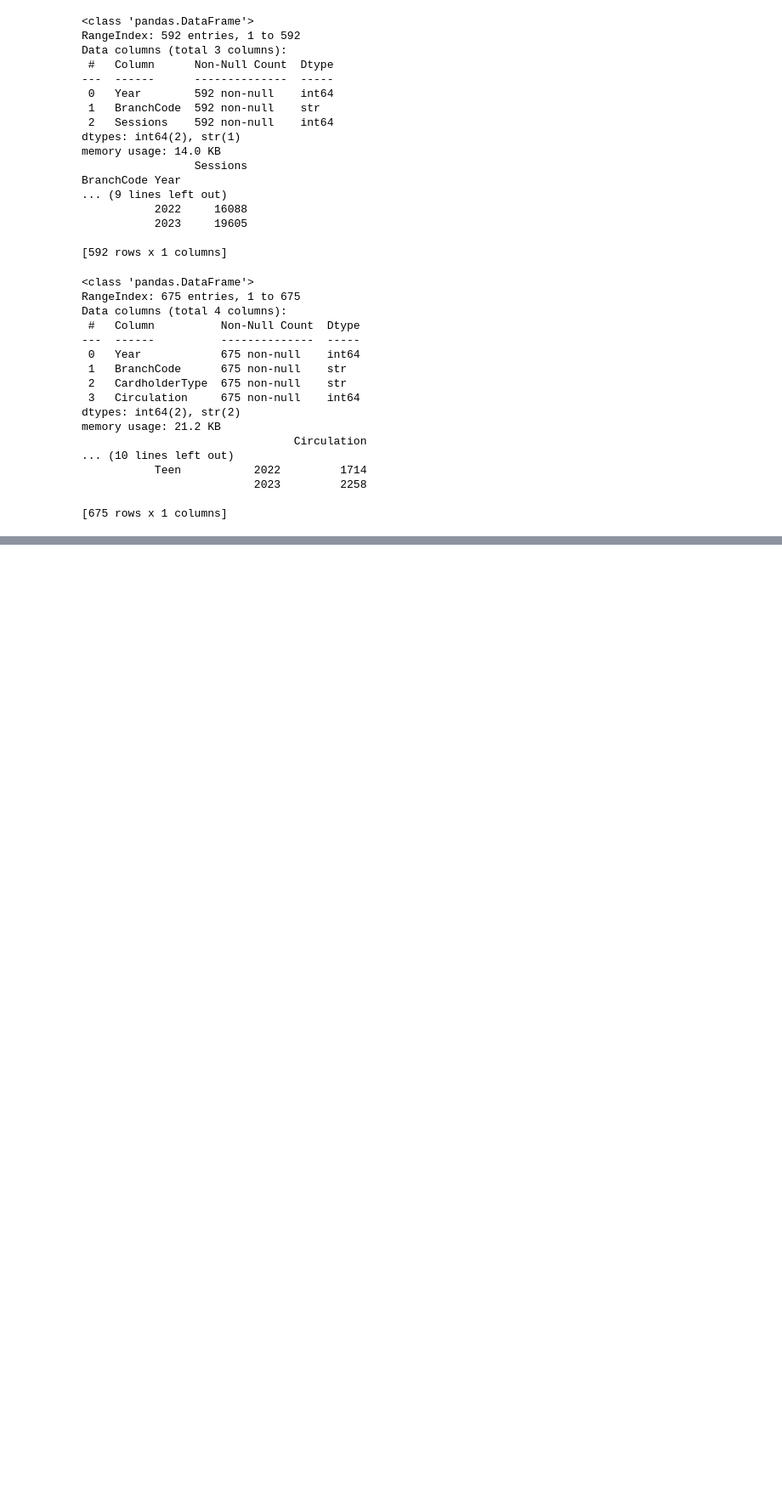
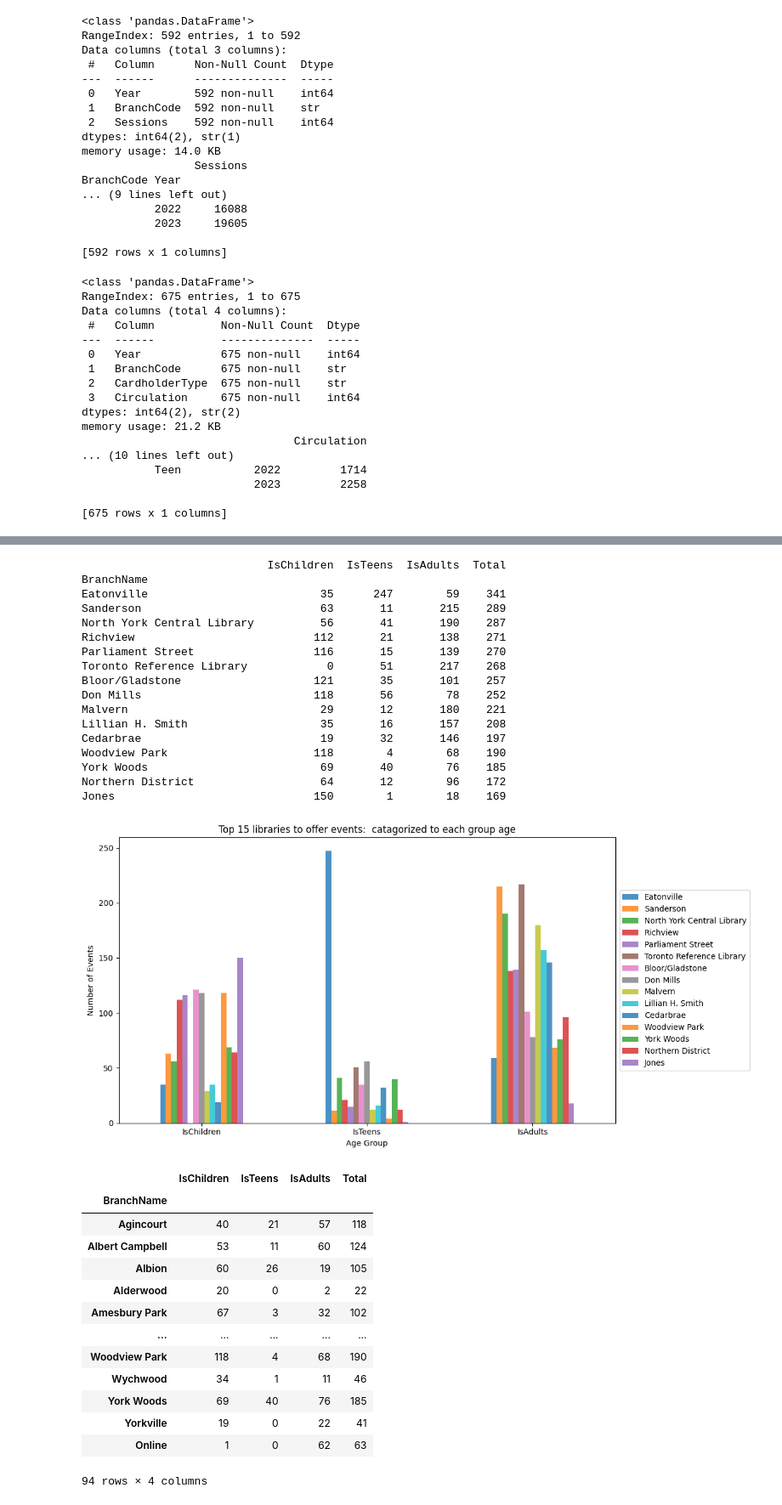
Before and after one commit to EdenKhazma/UVolunteer, a Jupyter notebook: TLPP-Dashboard/notebook.ipynb, the cells around one changed output, grey strips where cells are left out. Shown at 85% size. Drawn from its saved outputs; the diff is of its cells as text; code cells hidden in the pictures; blank space fills up the shorter version.

```diff
--- a/TLPP-Dashboard/notebook.ipynb
+++ b/TLPP-Dashboard/notebook.ipynb
@@ -445,0 +549,70 @@ memory usage: 1.2+ MB
+# %%
+# Another version (1.2) - Taking top 15 only
+
+EBB_final['Total'] = EBB_final['IsChildren'] + \
+                     EBB_final['IsTeens'] + \
+                     EBB_final['IsAdults']
+
+
+# Get top 15 and lowest 15
+top15 = EBB_final.nlargest(15, 'Total')
+low15 = EBB_final.nsmallest(15, 'Total')
+
+print(top15.sort_values(by = 'Total', ascending=False))
+
+# Drop total column after filtering
+top15 = top15.drop(columns='Total')
+low15 = low15.drop(columns='Total')
+
+top15.T.plot(
+    kind='bar',
+    figsize=(12, 6),
+    alpha=0.8
+)
+
+plt.title('Top 15 libraries to offer events:  catagorized to each group age')
+plt.xlabel('Age Group')
+plt.ylabel('Number of Events')
+plt.xticks(rotation=0)
+plt.legend(
+    loc='center left',
+    bbox_to_anchor=(1, 0.5)
+)
+plt.tight_layout()
+# print(top15.BrenchName.sum())
+# print(top15.sort_values(by = 'BrenchName', ascending=False))
+plt.show()
+EBB_final
+# %% [output]
+                            IsChildren  IsTeens  IsAdults  Total
+BranchName
+Eatonville                          35      247        59    341
+Sanderson                           63       11       215    289
+North York Central Library          56       41       190    287
+Richview                           112       21       138    271
+Parliament Street                  116       15       139    270
+Toronto Reference Library            0       51       217    268
+Bloor/Gladstone                    121       35       101    257
+Don Mills                          118       56        78    252
+Malvern                             29       12       180    221
+Lillian H. Smith                    35       16       157    208
+Cedarbrae                           19       32       146    197
+Woodview Park                      118        4        68    190
+York Woods                          69       40        76    185
+Northern District                   64       12        96    172
+Jones                              150        1        18    169
+[figure, added]
+|  | IsChildren | IsTeens | IsAdults | Total |
+| BranchName |  |  |  |  |
+| Agincourt | 40 | 21 | 57 | 118 |
+| Albert Campbell | 53 | 11 | 60 | 124 |
+| Albion | 60 | 26 | 19 | 105 |
+| Alderwood | 20 | 0 | 2 | 22 |
+| Amesbury Park | 67 | 3 | 32 | 102 |
+| ... | ... | ... | ... | ... |
+| Woodview Park | 118 | 4 | 68 | 190 |
+| Wychwood | 34 | 1 | 11 | 46 |
+| York Woods | 69 | 40 | 76 | 185 |
+| Yorkville | 19 | 0 | 22 | 41 |
+| Online | 1 | 0 | 62 | 63 |
+94 rows × 4 columns
```
Also changed, not shown: parts of 8 cells of this notebook, 1 other file.
